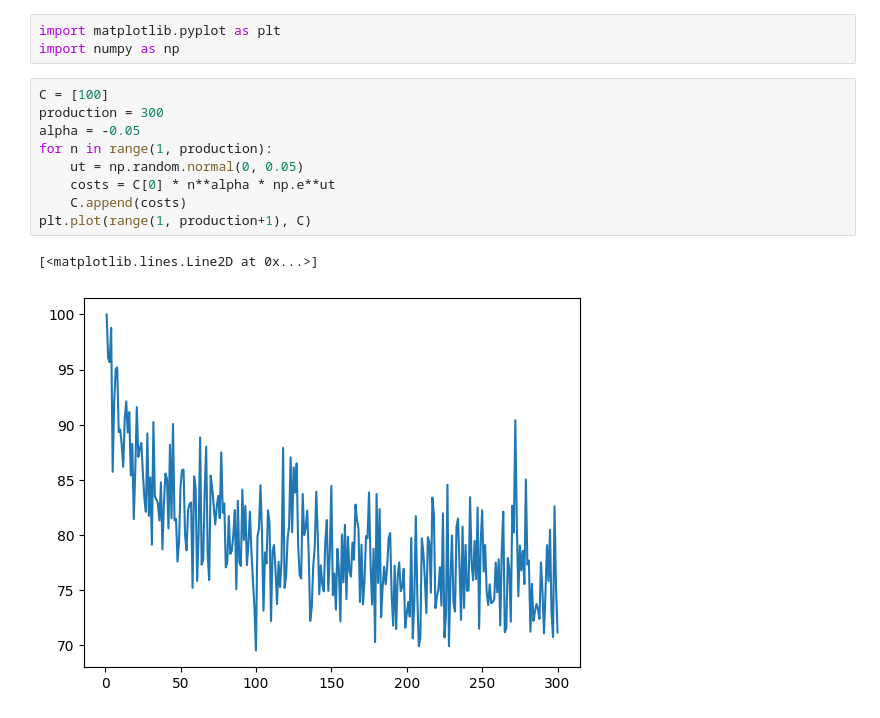
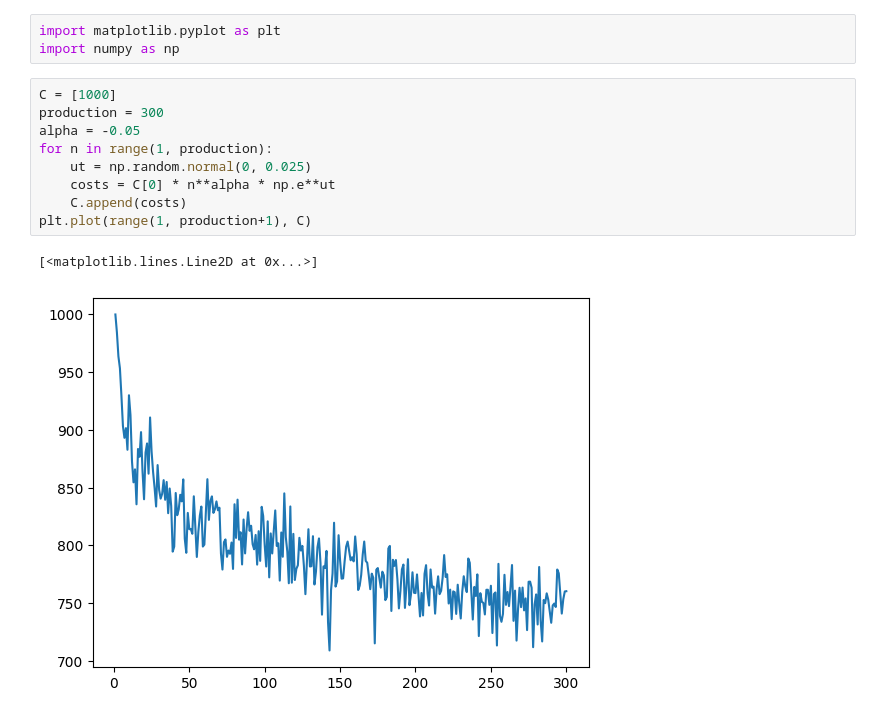
Before and after one commit to PythonScriptPlusPlus/PriceWars, a Jupyter notebook: proofs of concepts/graphs.ipynb, the cells around one changed output. Saved outputs shown, nothing was run; the diff lists cells and outputs as text.

```diff
--- a/proofs of concepts/graphs.ipynb
+++ b/proofs of concepts/graphs.ipynb
@@ -4,17 +6,17 @@ $$C_t= C_1n_t^{\alpha{}}e^{u_t}$$
 import matplotlib.pyplot as plt
 import numpy as np
 # %%
-C = [100]
+C = [1000]
 production = 300
 alpha = -0.05
 for n in range(1, production):
-    ut = np.random.normal(0, 0.05)
+    ut = np.random.normal(0, 0.025)
     costs = C[0] * n**alpha * np.e**ut
     C.append(costs)
 plt.plot(range(1, production+1), C)
 # %% [output]
 [<matplotlib.lines.Line2D at 0x...>]
-[figure, old version]
+[figure, new version]
 # %%
 for sigma in range(10,5,-1):
     C = [100]
```
Also changed, not shown: parts of 2 cells of this notebook.
